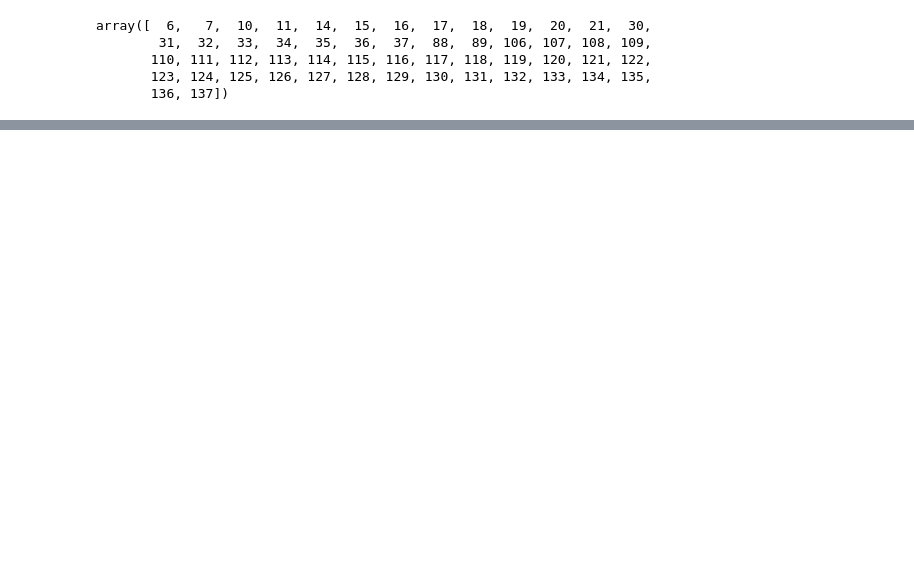
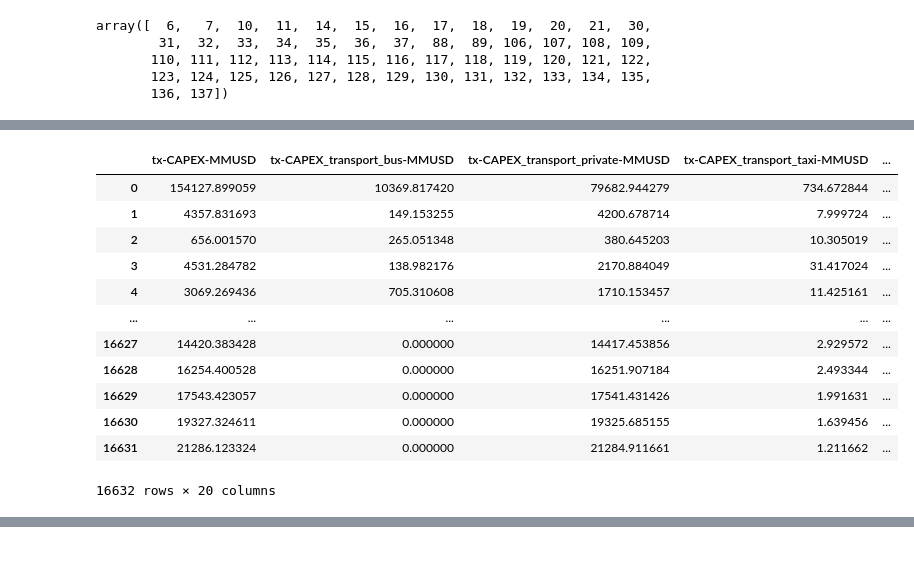
Before and after one commit to emolinaperez/MultiSector_LTS_Chile, a Jupyter notebook: python/integrate_pmr.ipynb, the cells around one changed output, grey strips where cells are left out. Drawn from its saved outputs; the diff is of its cells as text; code cells hidden in the pictures; blank space fills up the shorter version.

```diff
--- a/python/integrate_pmr.ipynb
+++ b/python/integrate_pmr.ipynb
@@ -716,0 +937,18 @@ params_tmp.iloc[np.where((vs - vec_scale) != 0)[0]]
+# %%
+df_res = pd.read_csv(sr.fp_csv_output_multi_sector)
+# %%
+df_res[[x for x in df_res.columns if "tx-" in x]]
+# %% [output]
+|  | tx-CAPEX-MMUSD | tx-CAPEX_transport_bus-MMUSD | tx-CAPEX_transport_private-MMUSD | tx-CAPEX_transport_taxi-MMUSD | ... |
+| 0 | 154127.899059 | 10369.817420 | 79682.944279 | 734.672844 | ... |
+| 1 | 4357.831693 | 149.153255 | 4200.678714 | 7.999724 | ... |
+| 2 | 656.001570 | 265.051348 | 380.645203 | 10.305019 | ... |
+| 3 | 4531.284782 | 138.982176 | 2170.884049 | 31.417024 | ... |
+| 4 | 3069.269436 | 705.310608 | 1710.153457 | 11.425161 | ... |
+| ... | ... | ... | ... | ... | ... |
+| 16627 | 14420.383428 | 0.000000 | 14417.453856 | 2.929572 | ... |
+| 16628 | 16254.400528 | 0.000000 | 16251.907184 | 2.493344 | ... |
+| 16629 | 17543.423057 | 0.000000 | 17541.431426 | 1.991631 | ... |
+| 16630 | 19327.324611 | 0.000000 | 19325.685155 | 1.639456 | ... |
+| 16631 | 21286.123324 | 0.000000 | 21284.911661 | 1.211662 | ... |
+16632 rows × 20 columns
```
Also changed, not shown: parts of 14 cells of this notebook, 41 other files.
